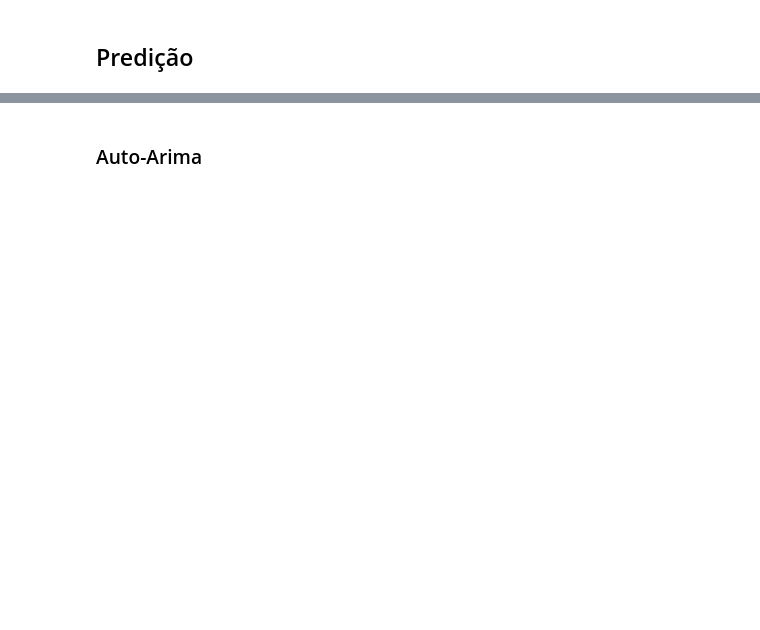
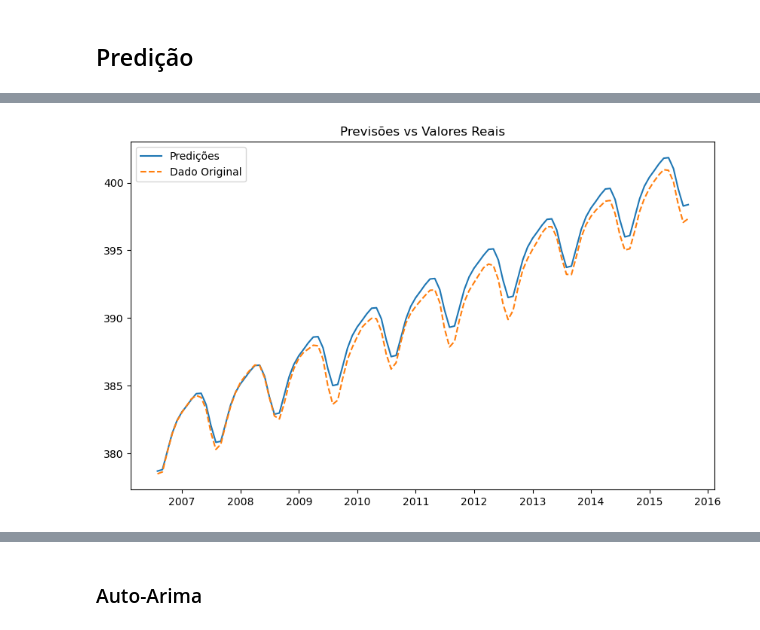
Before and after one commit to Elizetaa/Otimizacao-de-Gas-com-Neuro-Evolucao, a Jupyter notebook: Trends_Atmospheric_CO2/statistical_model.ipynb, the cells around one changed output, grey strips where cells are left out. Cells and saved outputs as stored; diff of their text form; code cells hidden in the pictures; blank space fills up the shorter version.

```diff
--- a/Trends_Atmospheric_CO2/statistical_model.ipynb
+++ b/Trends_Atmospheric_CO2/statistical_model.ipynb
@@ -486,0 +481,13 @@ Rejeita a hipótese nula (os dados não seguem uma distribuição normal)
+# %%
+revert_diff = np.cumsum(predicao) + first_value
+
+
+plt.figure(figsize=(10, 6))
+# plt.plot(revertDiffPredicao, label="Predições")
+plt.plot(revert_diff, label="Predições")
+plt.plot(test, label="Dado Original", linestyle="--")
+plt.title("Previsões vs Valores Reais")
+plt.legend()
+plt.show()
+# %% [output]
+[figure, added]
```
Also changed, not shown: parts of 10 cells of this notebook.
